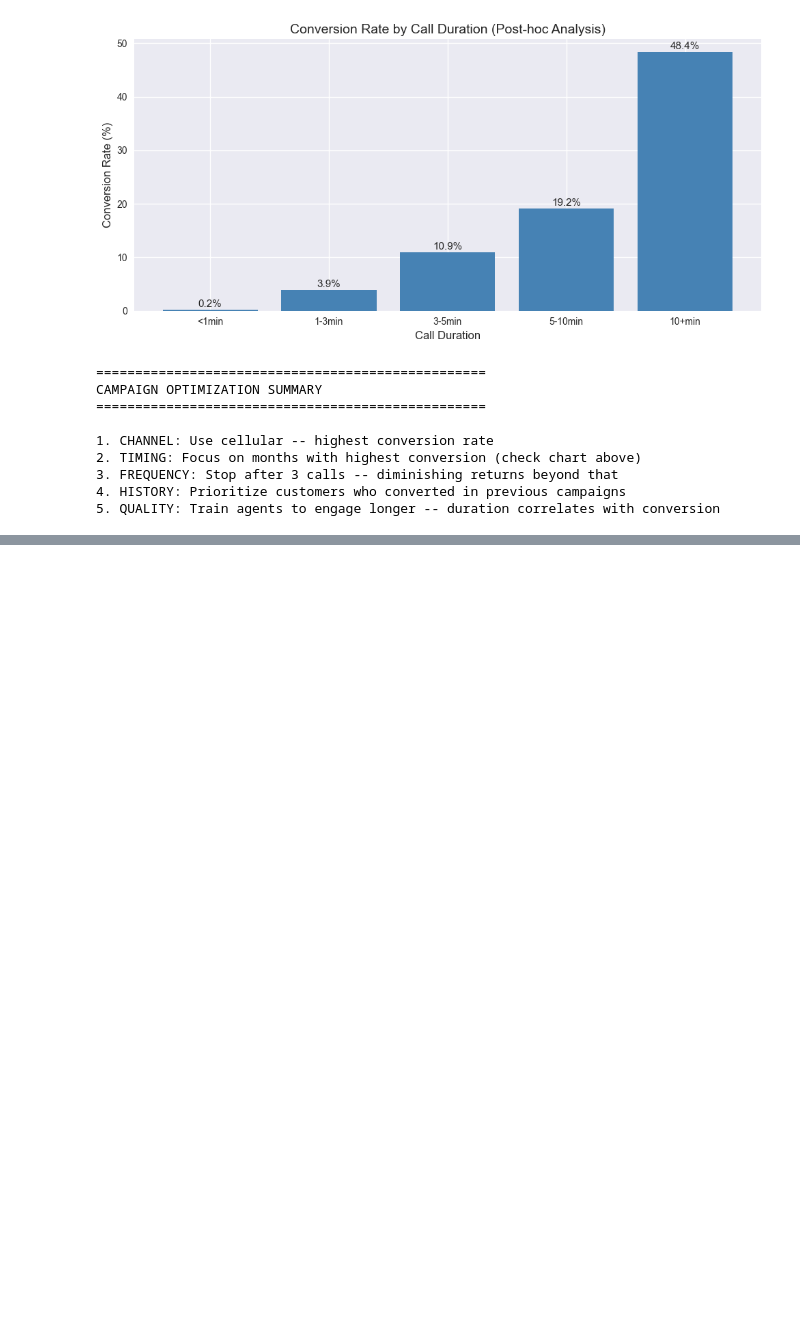
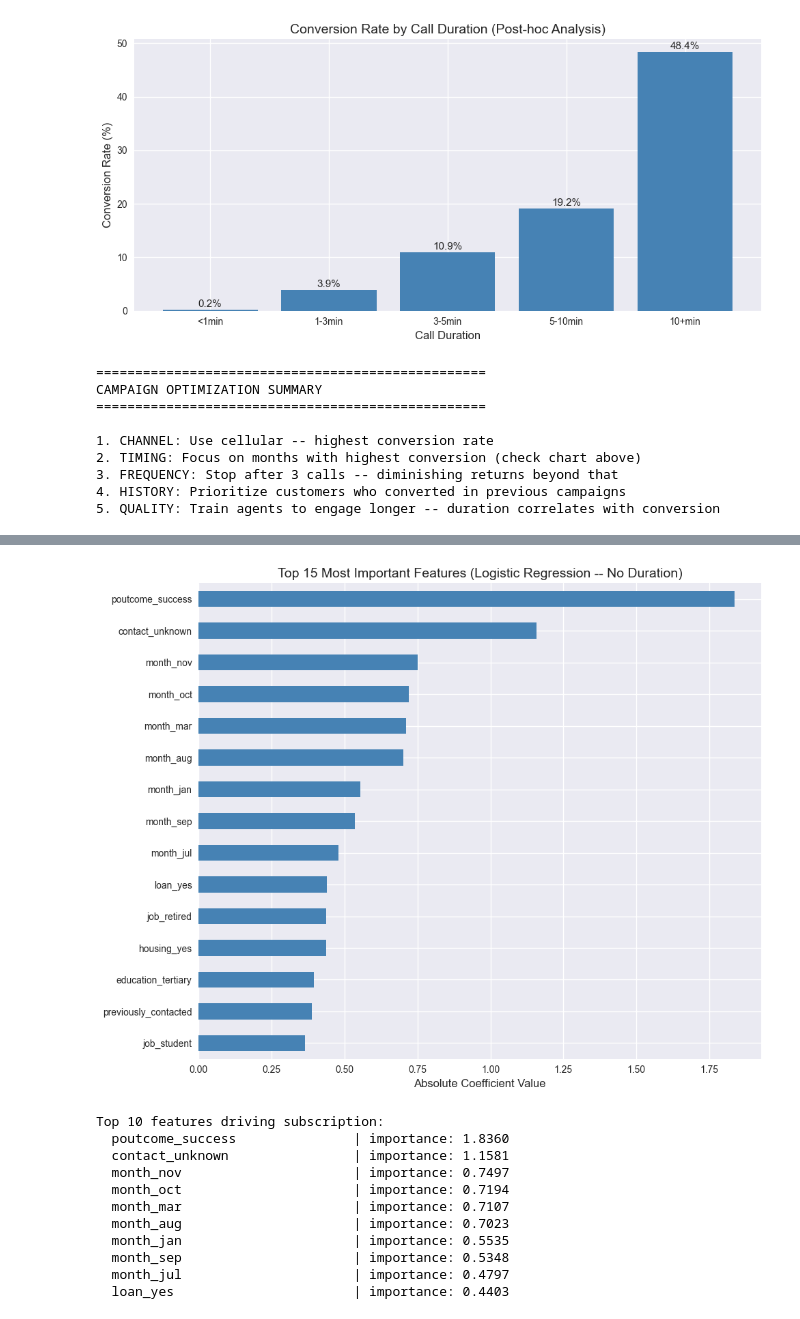
Before and after one commit to agrani1411/marketanalysis, a Jupyter notebook: Marketing_ROI_Analysis.ipynb, the cells around one changed output, grey strips where cells are left out. Saved outputs shown, nothing was run; the diff lists cells and outputs as text; code cells hidden in the pictures; blank space fills up the shorter version.

```diff
--- a/Marketing_ROI_Analysis.ipynb
+++ b/Marketing_ROI_Analysis.ipynb
@@ -664,0 +717,25 @@ CAMPAIGN OPTIMIZATION SUMMARY
+# %%
+# Train 4 models: 2 algorithms x 2 feature sets
+models = {}
+
+# 1. Logistic Regression WITH duration
+lr_wd = LogisticRegression(class_weight='balanced', max_iter=1000, random_state=42)
+lr_wd.fit(X_train_wd, y_train)
+models['LR (with duration)'] = (lr_wd, X_test_wd)
+
+# 2. Logistic Regression WITHOUT duration
+lr_nd = LogisticRegression(class_weight='balanced', max_iter=1000, random_state=42)
+lr_nd.fit(X_train_nd, y_train)
+models['LR (no duration)'] = (lr_nd, X_test_nd)
+
+# 3. Decision Tree WITH duration
+dt_wd = DecisionTreeClassifier(class_weight='balanced', max_depth=5, random_state=42)
+dt_wd.fit(X_train_wd, y_train)
+models['DT (with duration)'] = (dt_wd, X_test_wd)
+
+# 4. Decision Tree WITHOUT duration
+dt_nd = DecisionTreeClassifier(class_weight='balanced', max_depth=5, random_state=42)
+dt_nd.fit(X_train_nd, y_train)
+models['DT (no duration)'] = (dt_nd, X_test_nd)
+
+print("All 4 models trained successfully!")
@@ -664,0 +830,30 @@ CAMPAIGN OPTIMIZATION SUMMARY
+# %%
+# Feature importance from the realistic Logistic Regression model
+feature_importance = pd.Series(
+    np.abs(lr_nd.coef_[0]),
+    index=features_no_duration
+).sort_values(ascending=False)
+
+fig, ax = plt.subplots(figsize=(10, 8))
+feature_importance.head(15).sort_values().plot(kind='barh', ax=ax, color='steelblue')
+ax.set_title('Top 15 Most Important Features (Logistic Regression -- No Duration)')
+ax.set_xlabel('Absolute Coefficient Value')
+plt.tight_layout()
+plt.show()
+
+print("\nTop 10 features driving subscription:")
+for feat, imp in feature_importance.head(10).items():
+    print(f"  {feat:30s} | importance: {imp:.4f}")
+# %% [output]
+[figure, added]
+Top 10 features driving subscription:
+  poutcome_success               | importance: 1.8360
+  contact_unknown                | importance: 1.1581
+  month_nov                      | importance: 0.7497
+  month_oct                      | importance: 0.7194
+  month_mar                      | importance: 0.7107
+  month_aug                      | importance: 0.7023
+  month_jan                      | importance: 0.5535
+  month_sep                      | importance: 0.5348
+  month_jul                      | importance: 0.4797
+  loan_yes                       | importance: 0.4403
```
Also changed, not shown: parts of 7 cells of this notebook, 1 other file.
